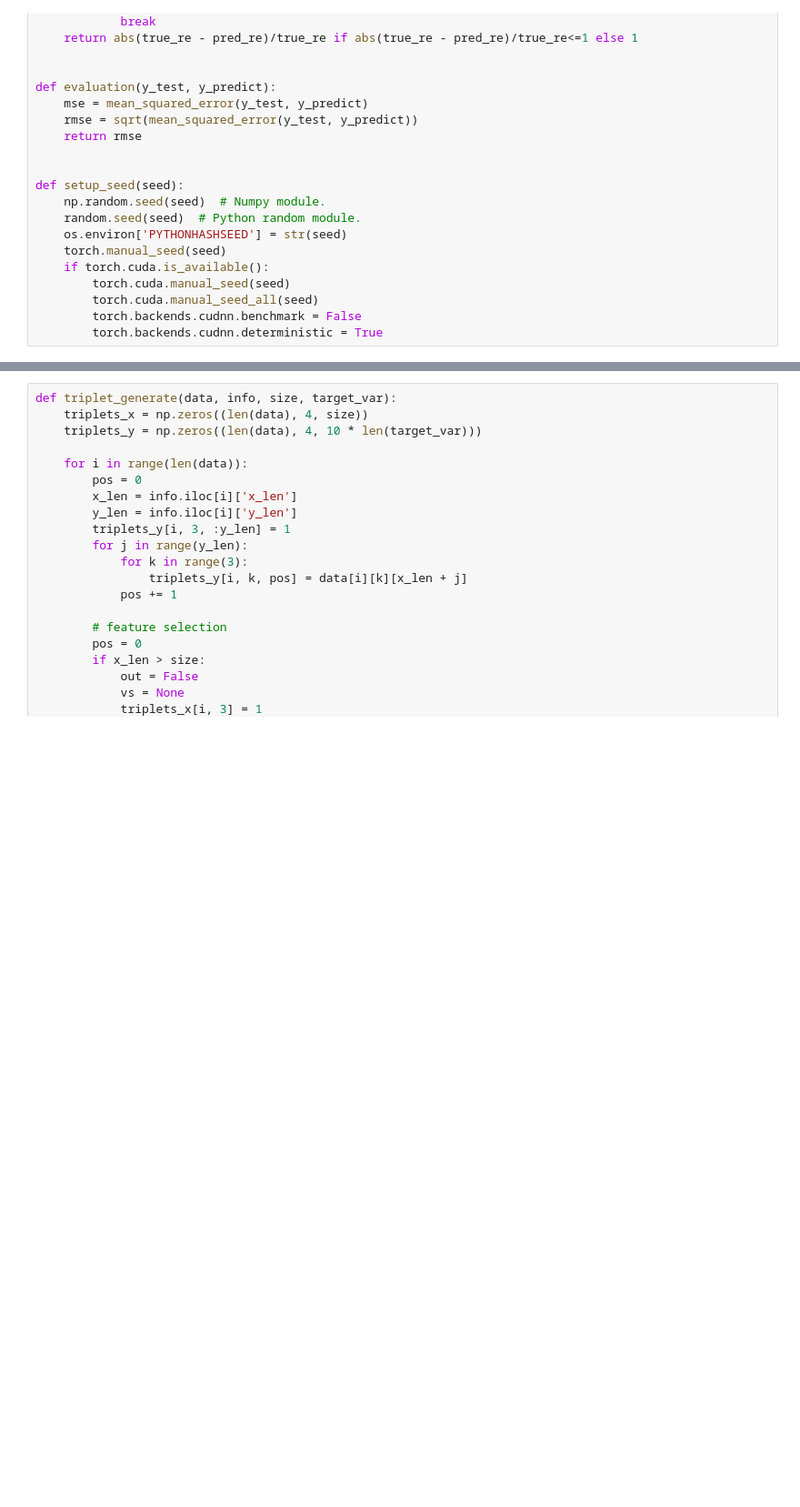
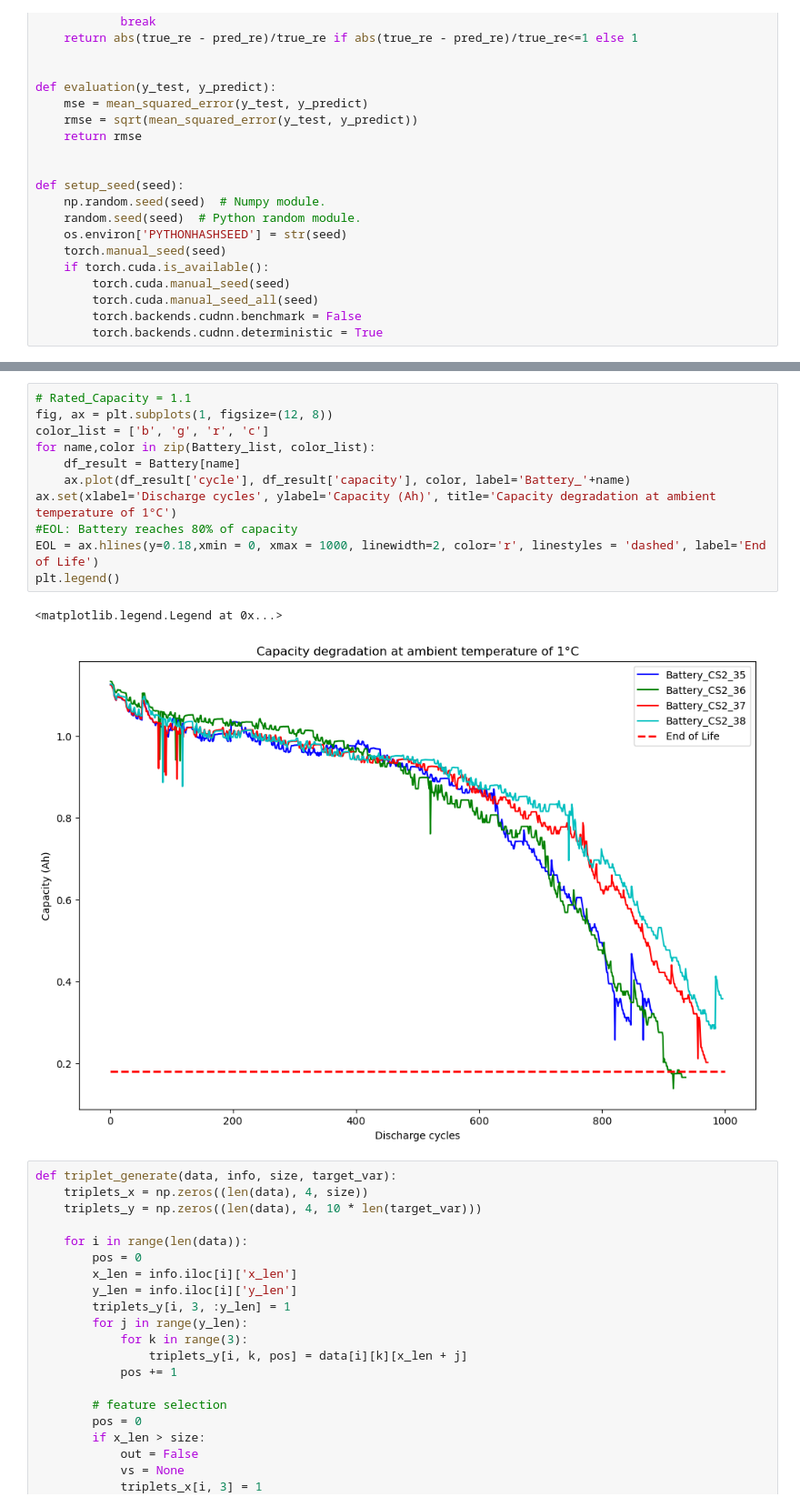
Before and after one commit to vivivorr/Transformer_Diffusion_Model_RUL_Battery_Prediction, a Jupyter notebook: rul_transformer_diffusion_CALCE.ipynb, the cells around one changed output, grey strips where cells are left out. Shown at 91% size. Saved outputs shown, nothing was run; the diff lists cells and outputs as text; blank space fills up the shorter version.

Commit message:
Loaded battery data and plot of capacity

```diff
--- a/rul_transformer_diffusion_CALCE.ipynb
+++ b/rul_transformer_diffusion_CALCE.ipynb
@@ -186,3 +186,17 @@ Load datasets/CALCE/CS2_38/CS2_38_9_7_10.xlsx ...
+# %%
+# Rated_Capacity = 1.1
+fig, ax = plt.subplots(1, figsize=(12, 8))
+color_list = ['b', 'g', 'r', 'c']
+for name,color in zip(Battery_list, color_list):
+    df_result = Battery[name]
+    ax.plot(df_result['cycle'], df_result['capacity'], color, label='Battery_'+name)
+ax.set(xlabel='Discharge cycles', ylabel='Capacity (Ah)', title='Capacity degradation at ambient temperature of 1°C')
+#EOL: Battery reaches 80% of capacity
+EOL = ax.hlines(y=0.18,xmin = 0, xmax = 1000, linewidth=2, color='r', linestyles = 'dashed', label='End of Life')
+plt.legend()
+# %% [output]
+<matplotlib.legend.Legend at 0x...>
+[figure, added]
 # %%
 def triplet_generate(data, info, size, target_var):
     triplets_x = np.zeros((len(data), 4, size))
```
Also changed, not shown: parts of 1 cell of this notebook, 1 other file.
